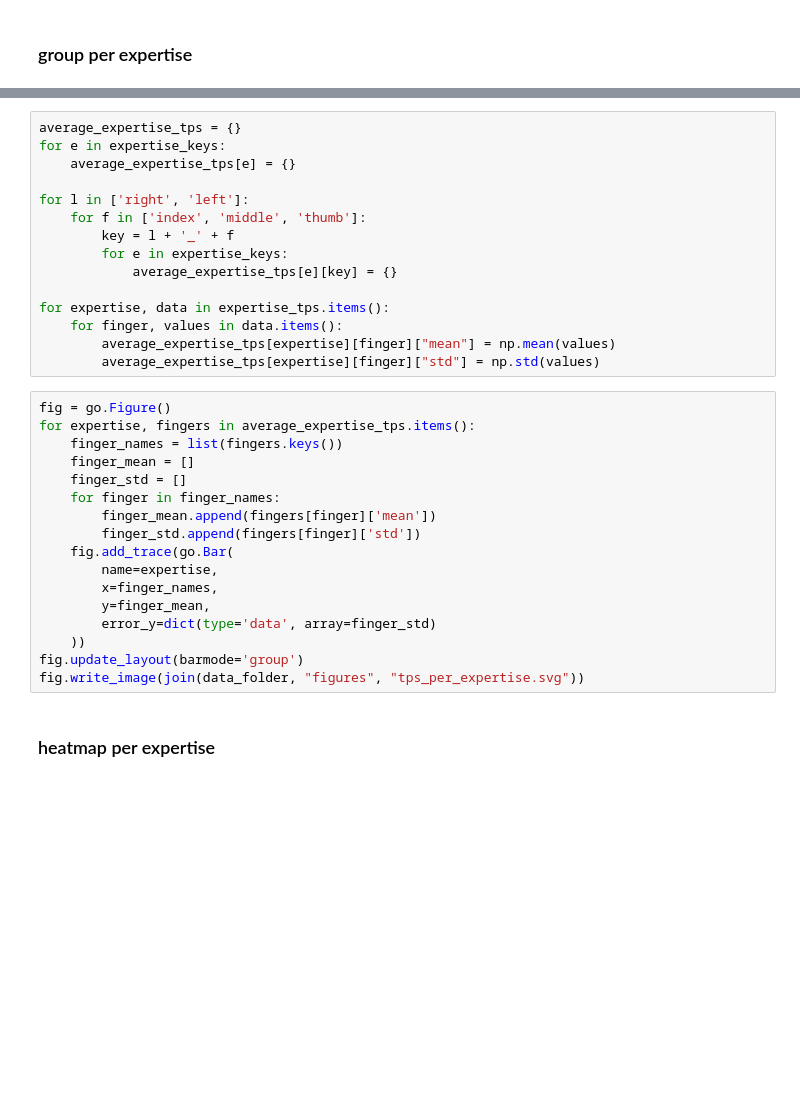
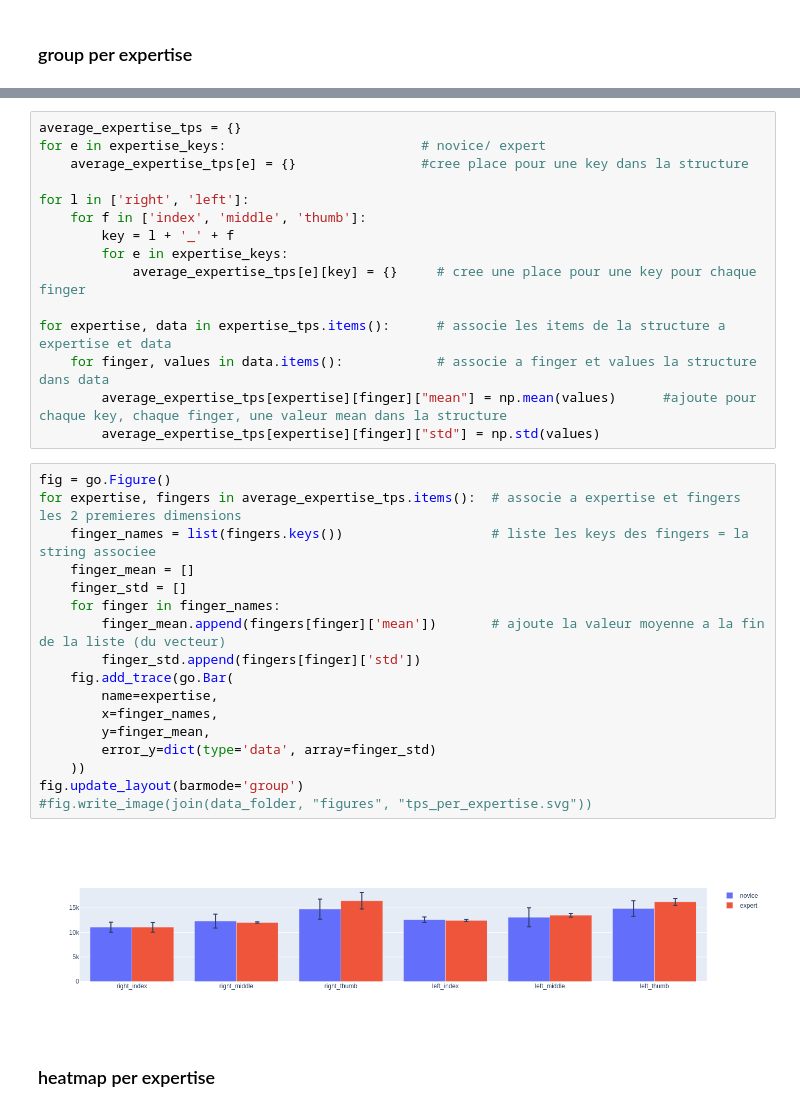
Before and after one commit to anaellemn/surgeon_recording_anaelle, a Jupyter notebook: notebooks/data_analysis.ipynb, the cells around one changed output, grey strips where cells are left out. Cells and saved outputs as stored; diff of their text form; blank space fills up the shorter version.

```diff
--- a/notebooks/data_analysis.ipynb
+++ b/notebooks/data_analysis.ipynb
@@ -313,35 +326,37 @@ for key, value in tps_forces.items():
 # %%
 average_expertise_tps = {}
-for e in expertise_keys:
-    average_expertise_tps[e] = {}
+for e in expertise_keys:                         # novice/ expert
+    average_expertise_tps[e] = {}                #cree place pour une key dans la structure
 
 for l in ['right', 'left']:
     for f in ['index', 'middle', 'thumb']:
         key = l + '_' + f
         for e in expertise_keys:
-            average_expertise_tps[e][key] = {}
+            average_expertise_tps[e][key] = {}     # cree une place pour une key pour chaque finger
 
-for expertise, data in expertise_tps.items():
-    for finger, values in data.items():
-        average_expertise_tps[expertise][finger]["mean"] = np.mean(values)
+for expertise, data in expertise_tps.items():      # associe les items de la structure a expertise et data
+    for finger, values in data.items():            # associe a finger et values la structure dans data
+        average_expertise_tps[expertise][finger]["mean"] = np.mean(values)      #ajoute pour chaque key, chaque finger, une valeur mean dans la structure
         average_expertise_tps[expertise][finger]["std"] = np.std(values)
 # %%
 fig = go.Figure()
-for expertise, fingers in average_expertise_tps.items():
-    finger_names = list(fingers.keys())
+for expertise, fingers in average_expertise_tps.items():  # associe a expertise et fingers les 2 premieres dimensions
+    finger_names = list(fingers.keys())                   # liste les keys des fingers = la string associee
     finger_mean = []
     finger_std = []
     for finger in finger_names:
-        finger_mean.append(fingers[finger]['mean'])
+        finger_mean.append(fingers[finger]['mean'])       # ajoute la valeur moyenne a la fin de la liste (du vecteur)
         finger_std.append(fingers[finger]['std'])
     fig.add_trace(go.Bar(
         name=expertise,
         x=finger_names,
         y=finger_mean,
         error_y=dict(type='data', array=finger_std)
     ))
 fig.update_layout(barmode='group')
-fig.write_image(join(data_folder, "figures", "tps_per_expertise.svg"))
+#fig.write_image(join(data_folder, "figures", "tps_per_expertise.svg"))
+# %% [output]
+[figure, added]
 # %% [markdown]
 ### heatmap per expertise
 # %%
```
Also changed, not shown: parts of 10 cells of this notebook.
